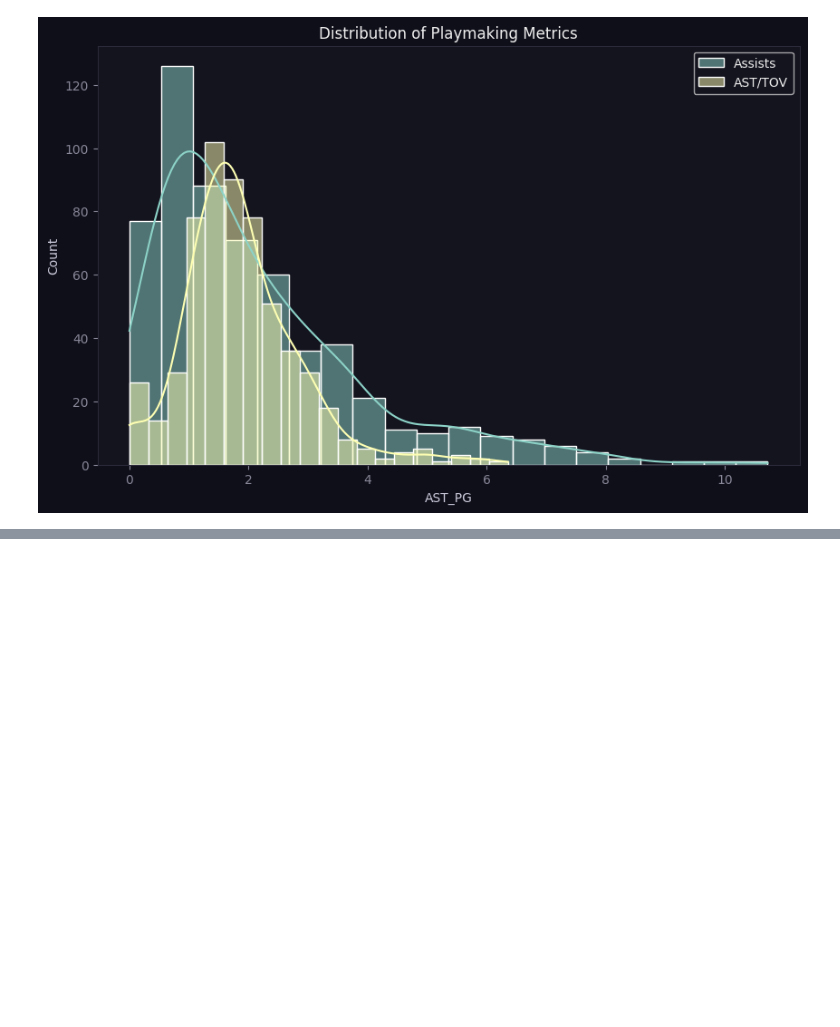
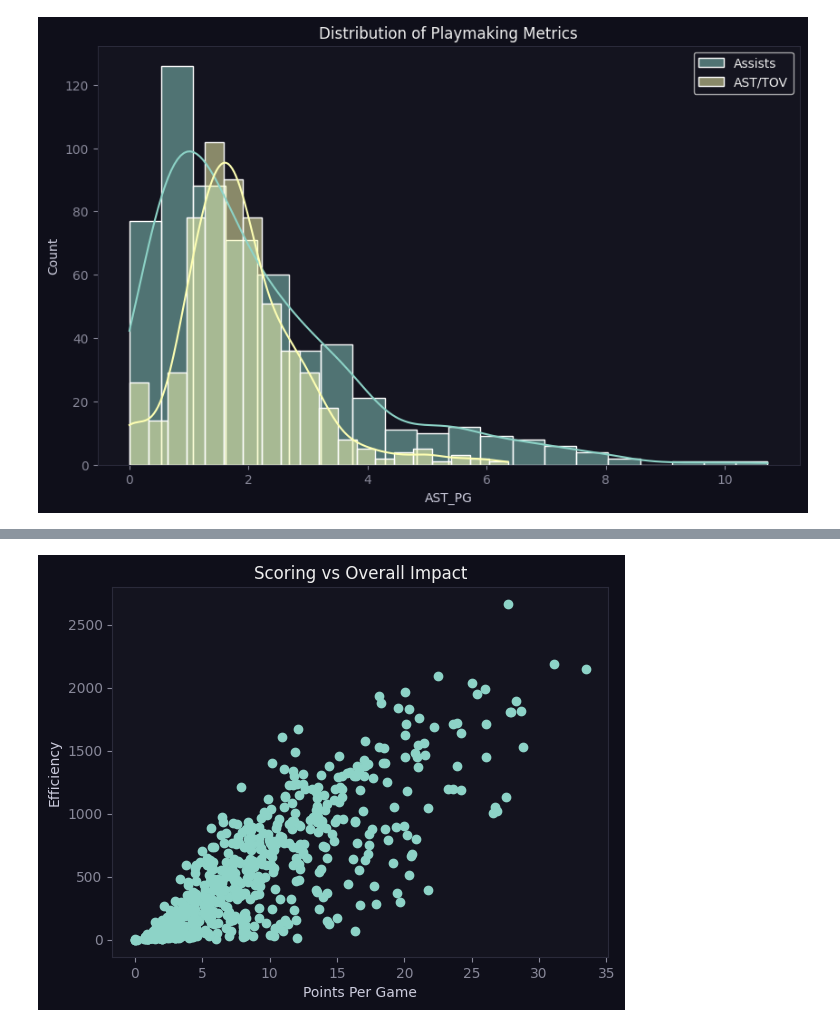
Before and after one commit to whunotexplain/data_nba_players_analyze, a Jupyter notebook: data_nba_players.ipynb, the cells around one changed output, grey strips where cells are left out. Drawn from its saved outputs; the diff is of its cells as text; code cells hidden in the pictures; blank space fills up the shorter version.

```diff
--- a/data_nba_players.ipynb
+++ b/data_nba_players.ipynb
@@ -174,0 +212,8 @@ plt.show()
+# %%
+plt.scatter(data['PTS_PG'], data['EFF'])
+plt.xlabel("Points Per Game")
+plt.ylabel("Efficiency")
+plt.title("Scoring vs Overall Impact")
+plt.show()
+# %% [output]
+[figure, added]
```
Also changed, not shown: parts of 18 cells of this notebook.
